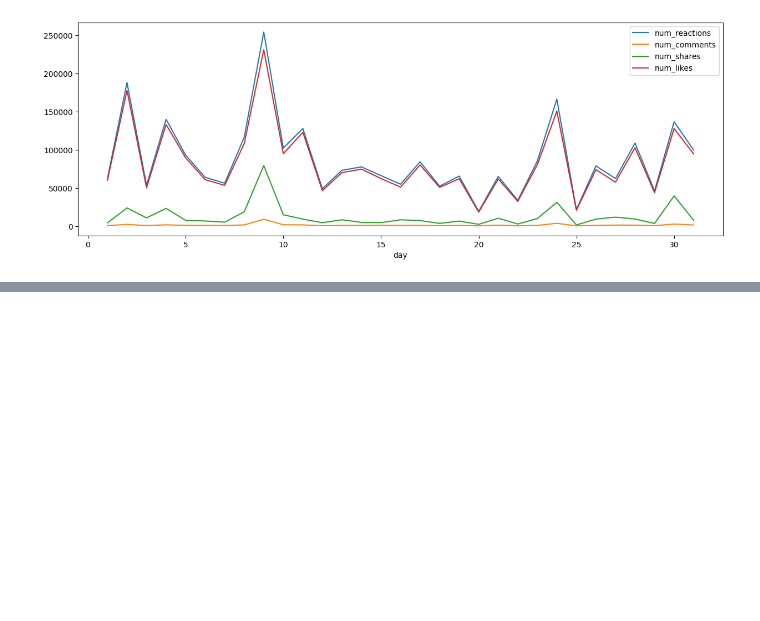
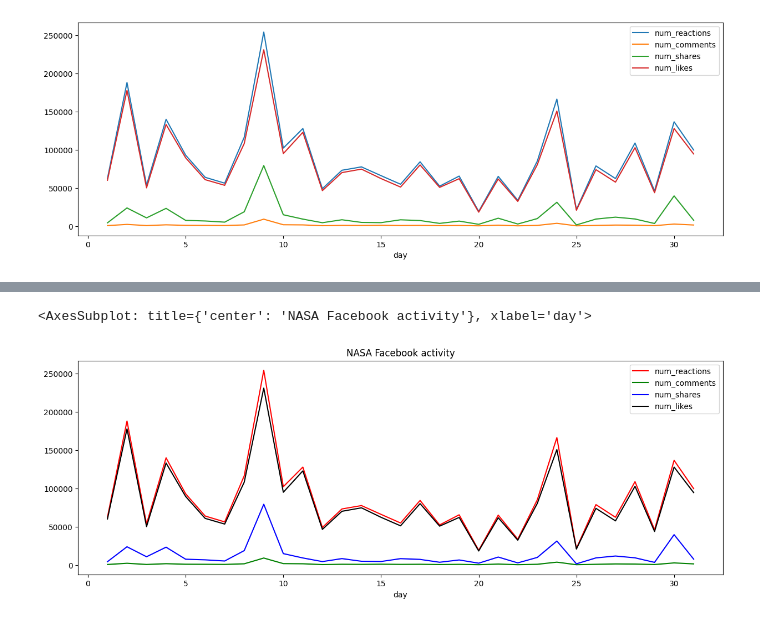
Before and after one commit to WojciechFlak/Udemy_PANDAS, a Jupyter notebook: Labs/S08-L001-.plot.ipynb, the cells around one changed output, grey strips where cells are left out. Cells and saved outputs as stored; diff of their text form; code cells hidden in the pictures; blank space fills up the shorter version.

```diff
--- a/Labs/S08-L001-.plot.ipynb
+++ b/Labs/S08-L001-.plot.ipynb
@@ -90,0 +91,5 @@ nasa_by_day[:10].plot(table=True,xlabel='')
+# %%
+nasa_by_day.plot(title='NASA Facebook activity', figsize=(15,5),color = ['r','g','b','k'])
+# %% [output]
+<AxesSubplot: title={'center': 'NASA Facebook activity'}, xlabel='day'>
+[figure, added]
```
Also changed, not shown: parts of 15 cells of this notebook, 4 other files.
